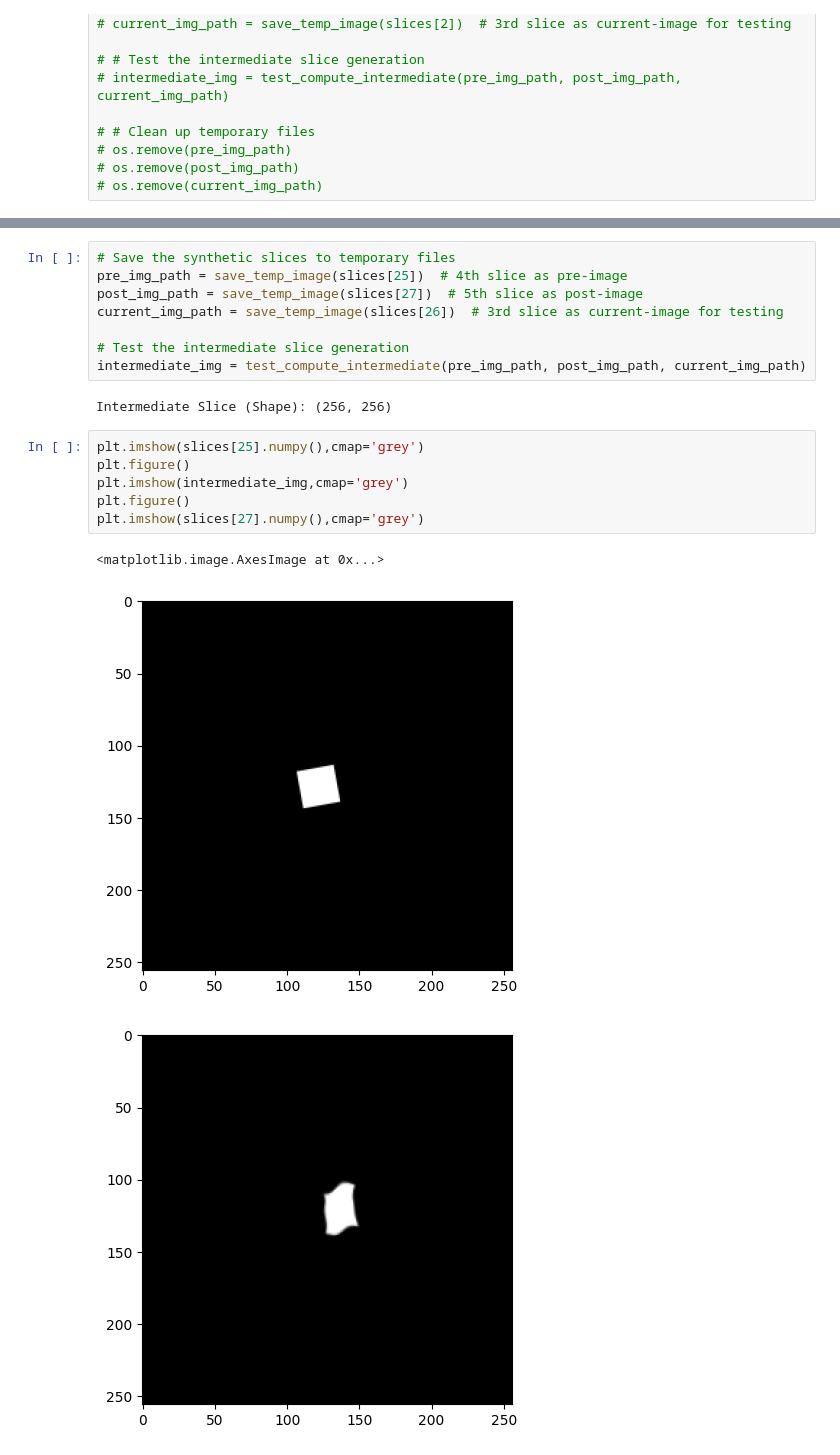
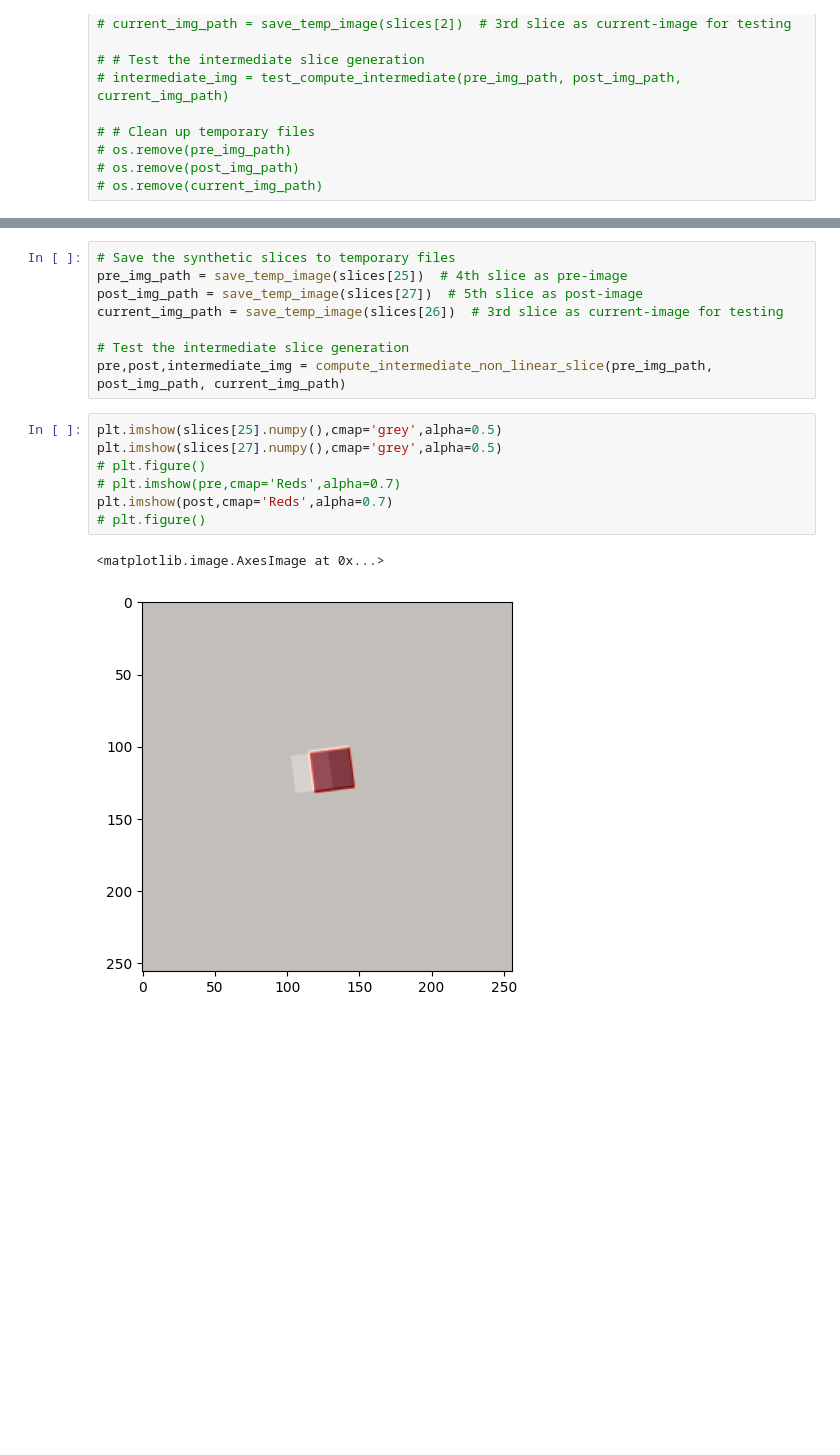
Before and after one commit to neuralabc/microscopy_scripts, a Jupyter notebook: scripts/2023_11_reg_testing.ipynb, the cells around one changed output, grey strips where cells are left out. Saved outputs shown, nothing was run; the diff lists cells and outputs as text; blank space fills up the shorter version.

Commit message:
more testing, slice interpolation not working correctly

```diff
--- a/scripts/2023_11_reg_testing.ipynb
+++ b/scripts/2023_11_reg_testing.ipynb
@@ -358,16 +305,14 @@ post_img_path = save_temp_image(slices[27])  # 5th slice as post-image
 current_img_path = save_temp_image(slices[26])  # 3rd slice as current-image for testing
 
 # Test the intermediate slice generation
-intermediate_img = test_compute_intermediate(pre_img_path, post_img_path, current_img_path)
+pre,post,intermediate_img = compute_intermediate_non_linear_slice(pre_img_path, post_img_path, current_img_path)
-# %% [output]
-Intermediate Slice (Shape): (256, 256)
 # %%
-plt.imshow(slices[25].numpy(),cmap='grey')
-plt.figure()
-plt.imshow(intermediate_img,cmap='grey')
-plt.figure()
-plt.imshow(slices[27].numpy(),cmap='grey')
+plt.imshow(slices[25].numpy(),cmap='grey',alpha=0.5)
+plt.imshow(slices[27].numpy(),cmap='grey',alpha=0.5)
+# plt.figure()
+# plt.imshow(pre,cmap='Reds',alpha=0.7)
+plt.imshow(post,cmap='Reds',alpha=0.7)
+# plt.figure()
 # %% [output]
 <matplotlib.image.AxesImage at 0x...>
-[figure, old version]
+[figure, new version]
-[figure, removed]
```
Also changed, not shown: parts of 11 cells of this notebook.
